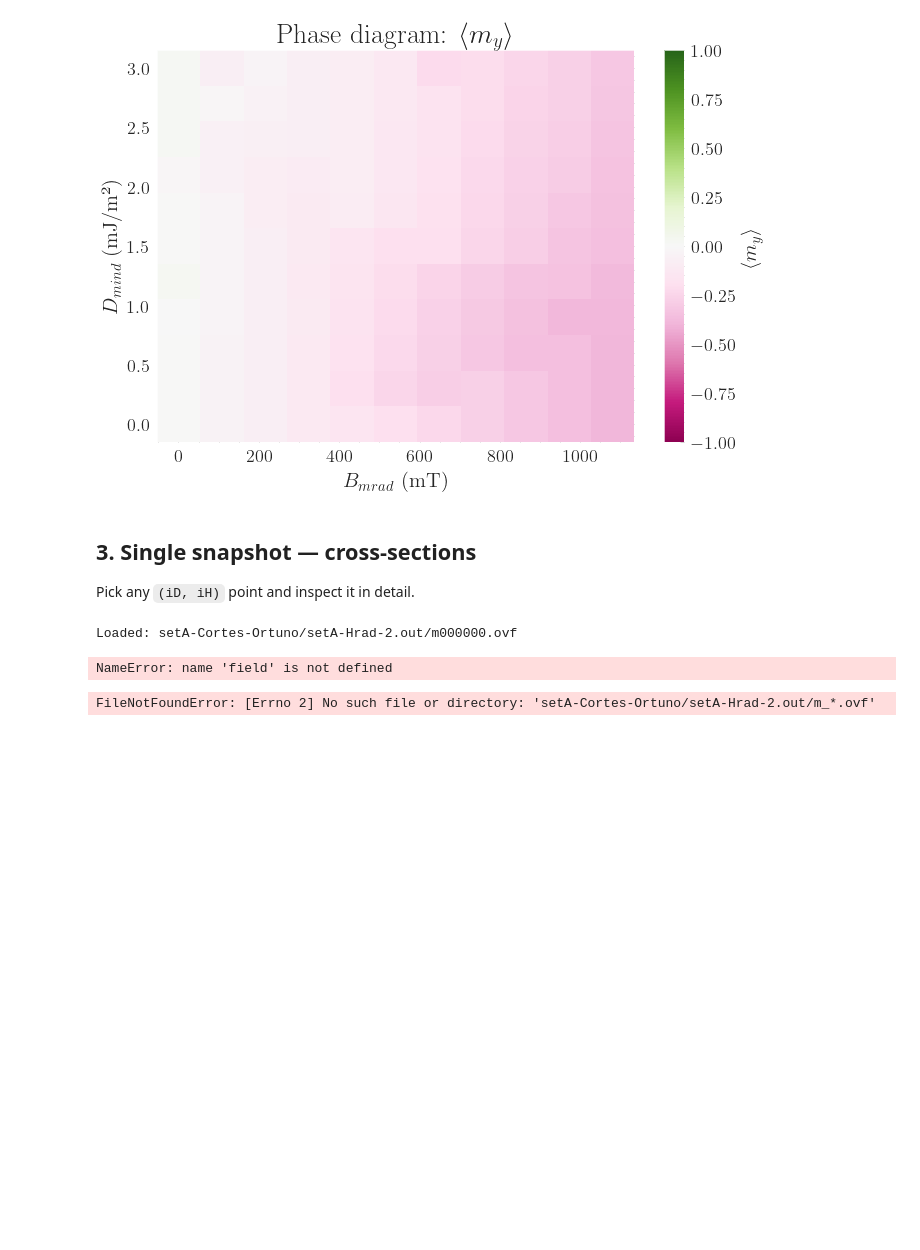
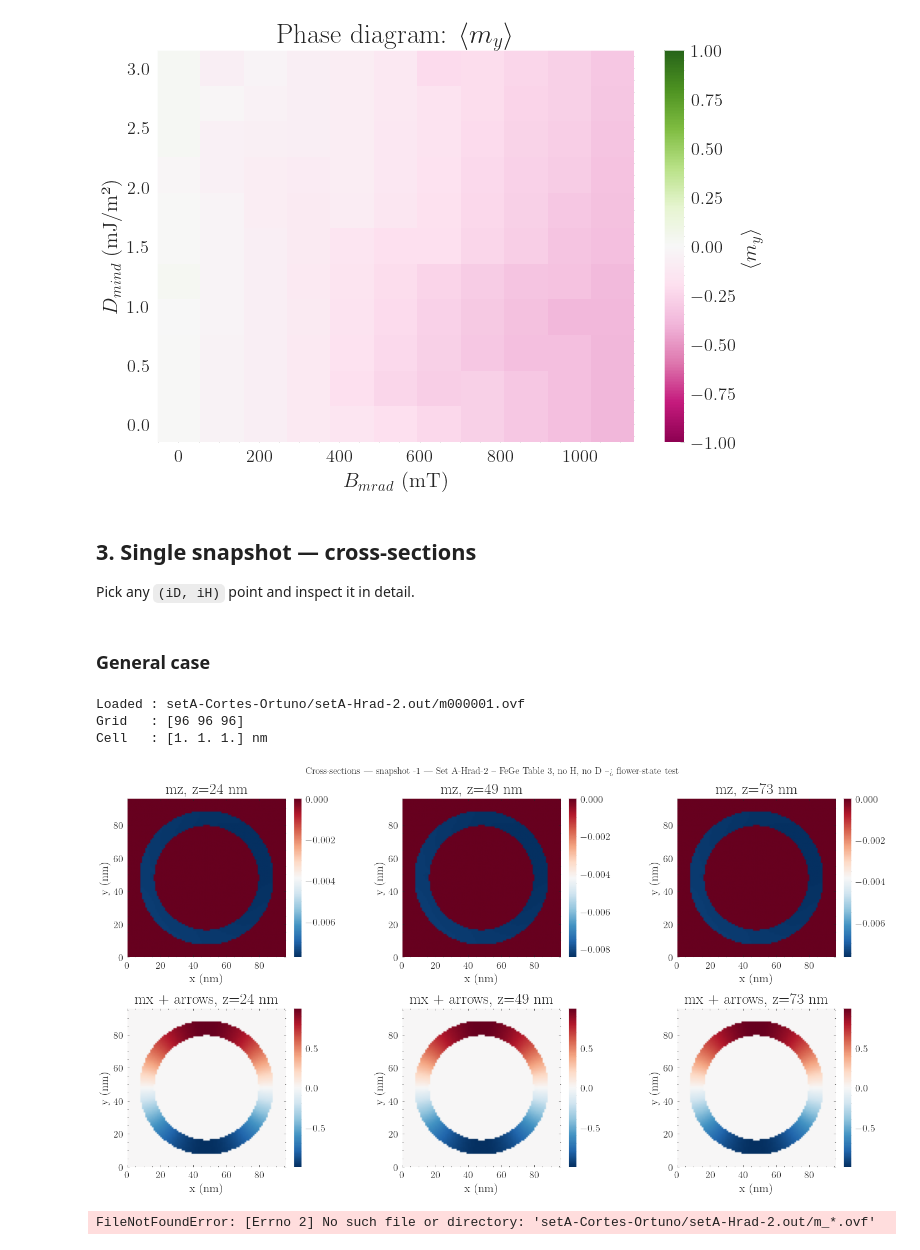
Before and after one commit to itxasoma/mumax3, a Jupyter notebook: nanotube_analysis.ipynb, the cells around one changed output. Cells and saved outputs as stored; diff of their text form; code cells hidden in the pictures; blank space fills up the shorter version.

```diff
--- a/nanotube_analysis.ipynb
+++ b/nanotube_analysis.ipynb
@@ -238,36 +236,63 @@ plot_phase_grid(MY, r"Phase diagram: $\langle m_y \rangle$", r"$\langle m_y \ran
 ## 3. Single snapshot — cross-sections
 
 Pick any `(iD, iH)` point and inspect it in detail.
+# %% [markdown]
+### General case
 # %%
-fname = os.path.join(SIM_DIR, f'm000000.ovf')
-print(f'Loaded: {fname}')
+# ── Choose snapshot ──────────────────────────────────────────────
+# For scan cases (setA, setA-Hrad): set iD_plot and iH_plot
+# For single-run cases (setA-Hrad-2): set snapshot_index (0 = first, -1 = last/final)
 
-# Cross-sections along z
+iD_plot        = 0    # ignored for single-run cases
+iH_plot        = 0    # ignored for single-run cases
+snapshot_index = -1   # -1 = last saved snapshot (final relaxed state)
+
+# ── Load the right file ───────────────────────────────────────────
+if N_D > 1 or N_H > 1:
+    # Scan case: filename encodes (iD, iH)
+    fname = os.path.join(SIM_DIR, f'm_{iD_plot}_{iH_plot}.ovf')
+    title_str = (f'iD={iD_plot} ({D_vals[iD_plot]*1e3:.1f} mJ/m²), '
+                 f'iH={iH_plot} ({B_vals[iH_plot]*1e3:.1f} mT)')
+else:
+    # Single-run case: pick by index from sorted autosave list
+    fname = ovf_files[snapshot_index]
+    title_str = f'snapshot {snapshot_index} — {cfg["description"]}'
+
+field = df.Field.from_file(fname)
+print(f'Loaded : {fname}')
+print(f'Grid   : {field.mesh.n}')
+print(f'Cell   : {np.array(field.mesh.cell)*1e9} nm')
+
+# ── Cross-sections along z ────────────────────────────────────────
 Nz = field.mesh.n[2]
 z_indices = [Nz // 4, Nz // 2, 3 * Nz // 4]
-z_coords = [field.mesh.region.pmin[2] + (i + 0.5) * field.mesh.cell[2]
-            for i in z_indices]
+z_coords  = [field.mesh.region.pmin[2] + (i + 0.5) * field.mesh.cell[2]
+             for i in z_indices]
 
 fig, axes = plt.subplots(2, len(z_indices), figsize=(5 * len(z_indices), 8))
+
 for col, (iz, zc) in enumerate(zip(z_indices, z_coords)):
-
     # top row: mz colourmap
     field.sel(z=zc).z.mpl.scalar(ax=axes[0][col], cmap='RdBu_r', colorbar=True)
-    axes[0][col].set_title(f'mz, z={zc*1e9:.0f} nm')
+    axes[0][col].set_title(f'mz,  z={zc*1e9:.0f} nm')
 
-    # bottom row: mx + arrows
+    # bottom row: mx
     field.sel(z=zc).x.mpl.scalar(ax=axes[1][col], cmap='RdBu_r', colorbar=True)
-    field.sel(z=zc).resample(n=(12, 12)).mpl.vector(
-        ax=axes[1][col], use_color=False, color='black')
-    axes[1][col].set_title(f'mx + arrows, z={zc*1e9:.0f} nm')
+    axes[1][col].set_title(f'mx,  z={zc*1e9:.0f} nm')
 
+plt.suptitle(f'Cross-sections: {title_str}', fontsize=12)
+plt.tight_layout()
 
-plt.tight_layout()
-plt.savefig(os.path.join(PLOTS_DIR, f'cross_sections.pdf'), dpi=150, bbox_inches='tight')
+# Save with a name that works for both scan and single-run
+save_tag = f'{iD_plot}_{iH_plot}' if (N_D > 1 or N_H > 1) else f'snap{snapshot_index}'
+plt.savefig(os.path.join(PLOTS_DIR, f'cross_sections_{save_tag}.pdf'),
+            dpi=150, bbox_inches='tight')
 plt.show()
 # %% [output]
-Loaded: setA-Cortes-Ortuno/setA-Hrad-2.out/m000000.ovf
+Loaded : setA-Cortes-Ortuno/setA-Hrad-2.out/m000001.ovf
+Grid   : [96 96 96]
+Cell   : [1. 1. 1.] nm
-NameError: name 'field' is not defined
+[figure, added]
 # %%
 # Choose the snapshot
 iD_plot = 0  # D index (0 .. N_D-1)
```
Also changed, not shown: parts of 25 cells of this notebook, 11 other files.
